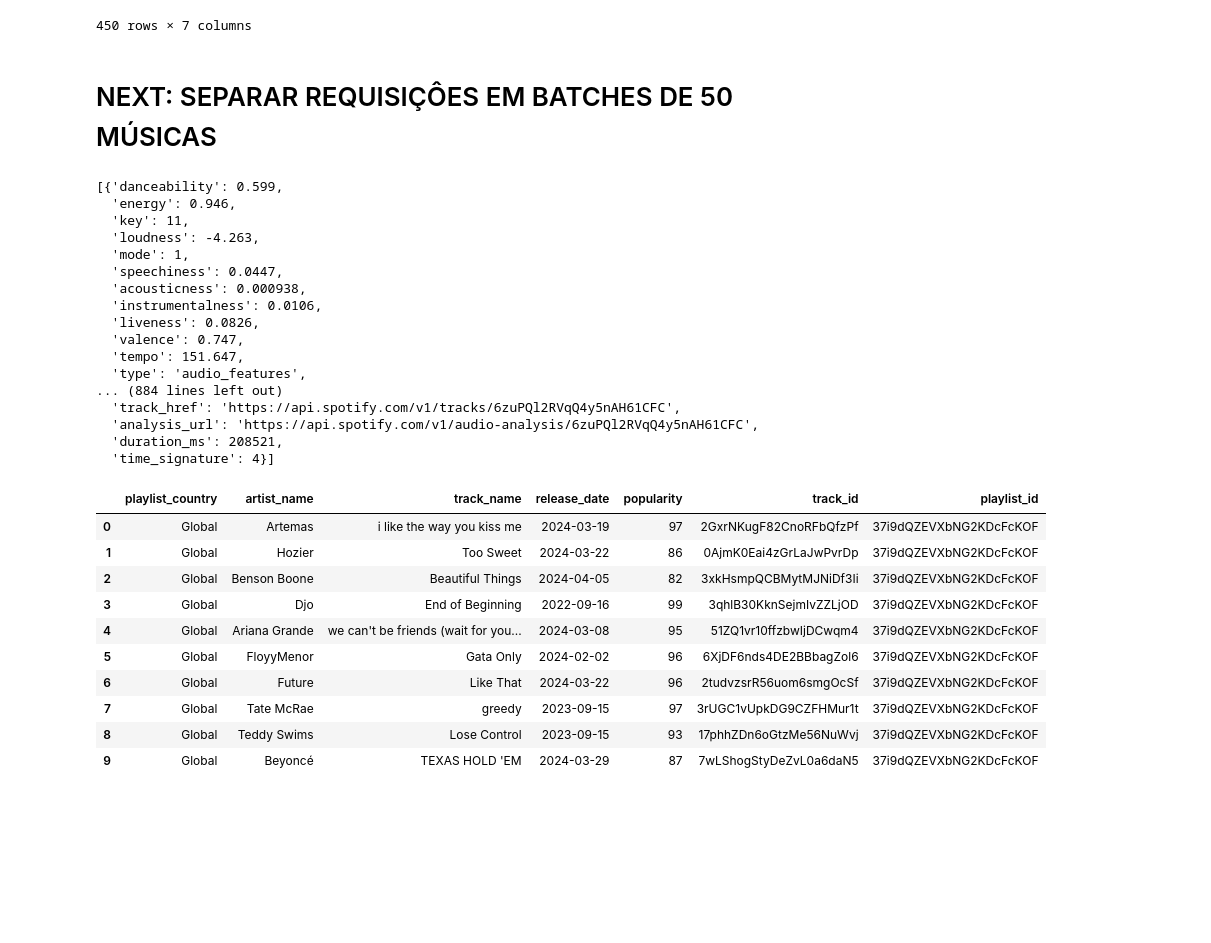
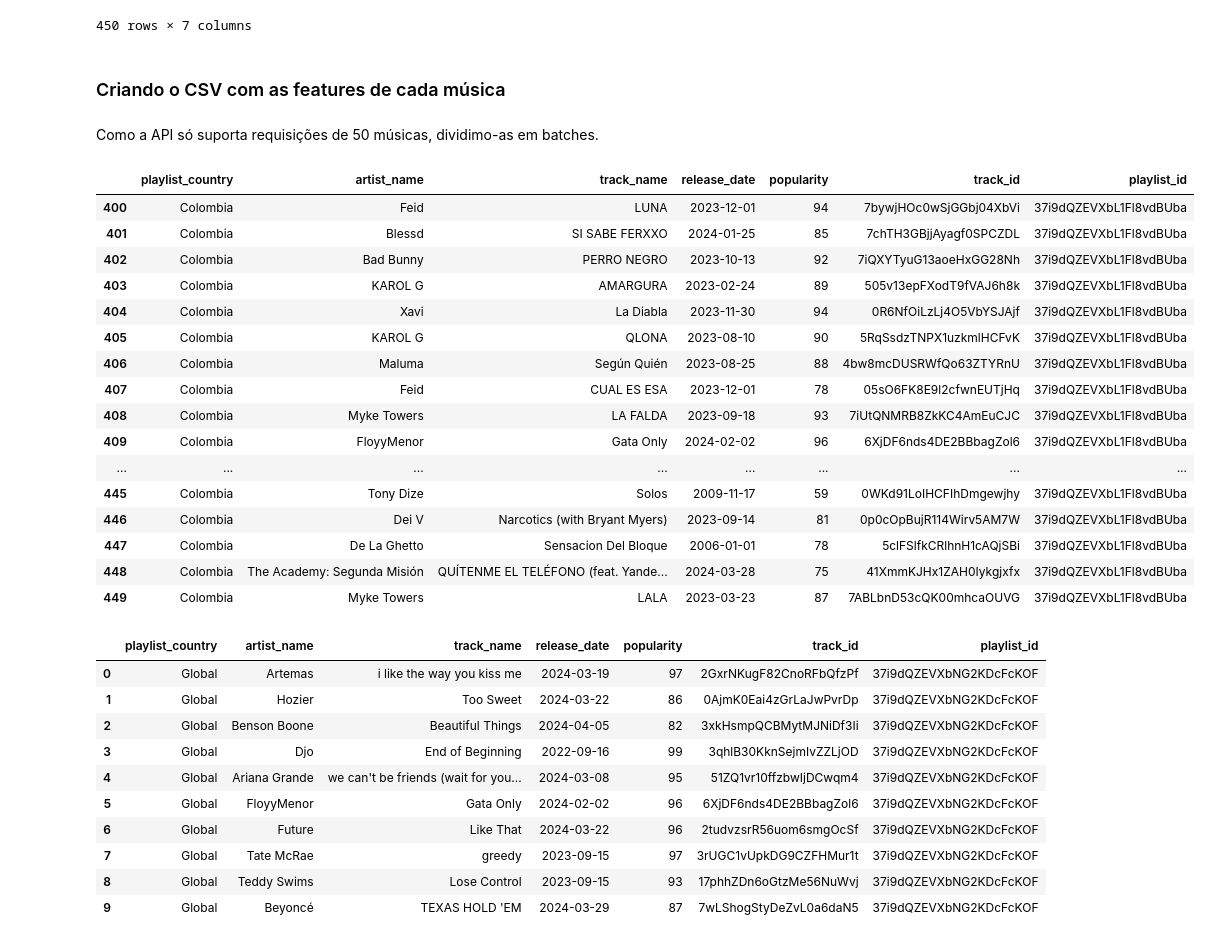
Before and after one commit to vinifm/spotify_hits, a Jupyter notebook: main.ipynb, the cells around one changed output. Drawn from its saved outputs; the diff is of its cells as text; code cells hidden in the pictures; blank space fills up the shorter version.

```diff
--- a/main.ipynb
+++ b/main.ipynb
@@ -121,32 +124,46 @@ top_songs
 # %%
 # Salva o df em um csv
 top_songs.to_csv('top_songs.csv', index=False)
-# %% [markdown]
-# NEXT: SEPARAR REQUISIÇÔES EM BATCHES DE 50 MÚSICAS
+# %% [markdown]
+### Criando o CSV com as features de cada música
+# %% [markdown]
+Como a API só suporta requisições de 50 músicas, dividimo-as em batches.
 # %%
 # Requisição para conseguir as features de cada track
 ts_df = pd.read_csv('top_songs.csv')
-ts_df=ts_df.head(50)
-track_features = sp.audio_features(tracks=ts_df['track_id'])
-track_features
+
+ts_df = ts_df.head(125)
+batches = np.array_split(ts_df, len(ts_df) // 50)
+for batch in batches:
+    track_features = sp.audio_features(tracks=batch['track_id'])
+
+# track_features
+features_df = pd.read_csv('top_songs_features.csv')
+def save_track_features_to_df(songs_df: pd.DataFrame, features_df: pd.DataFrame) -> pd.DataFrame:
+    df_list = []
+
+    # cria uma lista de dataframes com os dicts com as features de cada track
+    for track_dict in track_features_list:
+        df_list.append(pd.DataFrame([track_dict]))
+    return pd.concat(df_list, ignore_index=True)
 # %% [output]
-[{'danceability': 0.599,
-  'energy': 0.946,
-  'key': 11,
-  'loudness': -4.263,
-  'mode': 1,
-  'speechiness': 0.0447,
-  'acousticness': 0.000938,
-  'instrumentalness': 0.0106,
-  'liveness': 0.0826,
-  'valence': 0.747,
-  'tempo': 151.647,
-  'type': 'audio_features',
-... (884 lines left out)
-  'track_href': 'https://api.spotify.com/v1/tracks/6zuPQl2RVqQ4y5nAH61CFC',
-  'analysis_url': 'https://api.spotify.com/v1/audio-analysis/6zuPQl2RVqQ4y5nAH61CFC',
-  'duration_ms': 208521,
-  'time_signature': 4}]
+|  | playlist_country | artist_name | track_name | release_date | popularity | track_id | playlist_id |
+| 400 | Colombia | Feid | LUNA | 2023-12-01 | 94 | 7bywjHOc0wSjGGbj04XbVi | 37i9dQZEVXbL1Fl8vdBUba |
+| 401 | Colombia | Blessd | SI SABE FERXXO | 2024-01-25 | 85 | 7chTH3GBjjAyagf0SPCZDL | 37i9dQZEVXbL1Fl8vdBUba |
+| 402 | Colombia | Bad Bunny | PERRO NEGRO | 2023-10-13 | 92 | 7iQXYTyuG13aoeHxGG28Nh | 37i9dQZEVXbL1Fl8vdBUba |
+| 403 | Colombia | KAROL G | AMARGURA | 2023-02-24 | 89 | 505v13epFXodT9fVAJ6h8k | 37i9dQZEVXbL1Fl8vdBUba |
+| 404 | Colombia | Xavi | La Diabla | 2023-11-30 | 94 | 0R6NfOiLzLj4O5VbYSJAjf | 37i9dQZEVXbL1Fl8vdBUba |
+| 405 | Colombia | KAROL G | QLONA | 2023-08-10 | 90 | 5RqSsdzTNPX1uzkmlHCFvK | 37i9dQZEVXbL1Fl8vdBUba |
+| 406 | Colombia | Maluma | Según Quién | 2023-08-25 | 88 | 4bw8mcDUSRWfQo63ZTYRnU | 37i9dQZEVXbL1Fl8vdBUba |
+| 407 | Colombia | Feid | CUAL ES ESA | 2023-12-01 | 78 | 05sO6FK8E9l2cfwnEUTjHq | 37i9dQZEVXbL1Fl8vdBUba |
+| 408 | Colombia | Myke Towers | LA FALDA | 2023-09-18 | 93 | 7iUtQNMRB8ZkKC4AmEuCJC | 37i9dQZEVXbL1Fl8vdBUba |
+| 409 | Colombia | FloyyMenor | Gata Only | 2024-02-02 | 96 | 6XjDF6nds4DE2BBbagZol6 | 37i9dQZEVXbL1Fl8vdBUba |
+| ... | ... | ... | ... | ... | ... | ... | ... |
+| 445 | Colombia | Tony Dize | Solos | 2009-11-17 | 59 | 0WKd91LoIHCFIhDmgewjhy | 37i9dQZEVXbL1Fl8vdBUba |
+| 446 | Colombia | Dei V | Narcotics (with Bryant Myers) | 2023-09-14 | 81 | 0p0cOpBujR114Wirv5AM7W | 37i9dQZEVXbL1Fl8vdBUba |
+| 447 | Colombia | De La Ghetto | Sensacion Del Bloque | 2006-01-01 | 78 | 5clFSlfkCRlhnH1cAQjSBi | 37i9dQZEVXbL1Fl8vdBUba |
+| 448 | Colombia | The Academy: Segunda Misión | QUÍTENME EL TELÉFONO (feat. Yande... | 2024-03-28 | 75 | 41XmmKJHx1ZAH0Iykgjxfx | 37i9dQZEVXbL1Fl8vdBUba |
+| 449 | Colombia | Myke Towers | LALA | 2023-03-23 | 87 | 7ABLbnD53cQK00mhcaOUVG | 37i9dQZEVXbL1Fl8vdBUba |
 # %%
 def save_track_features_to_df(track_features_list: list) -> pd.DataFrame:
     df_list = []
```
Also changed, not shown: parts of 2 cells of this notebook.
